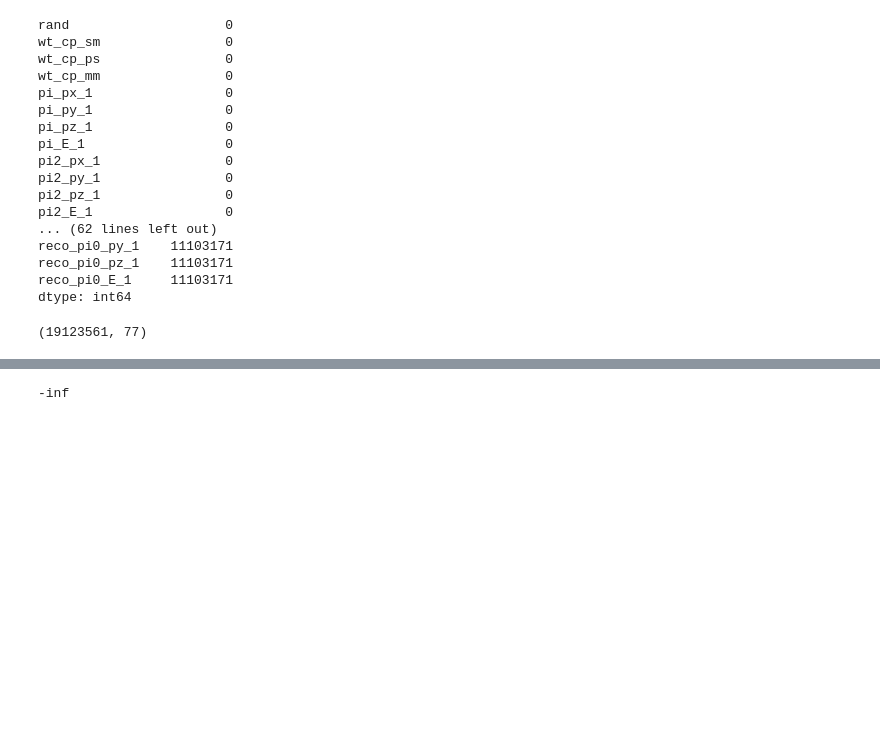
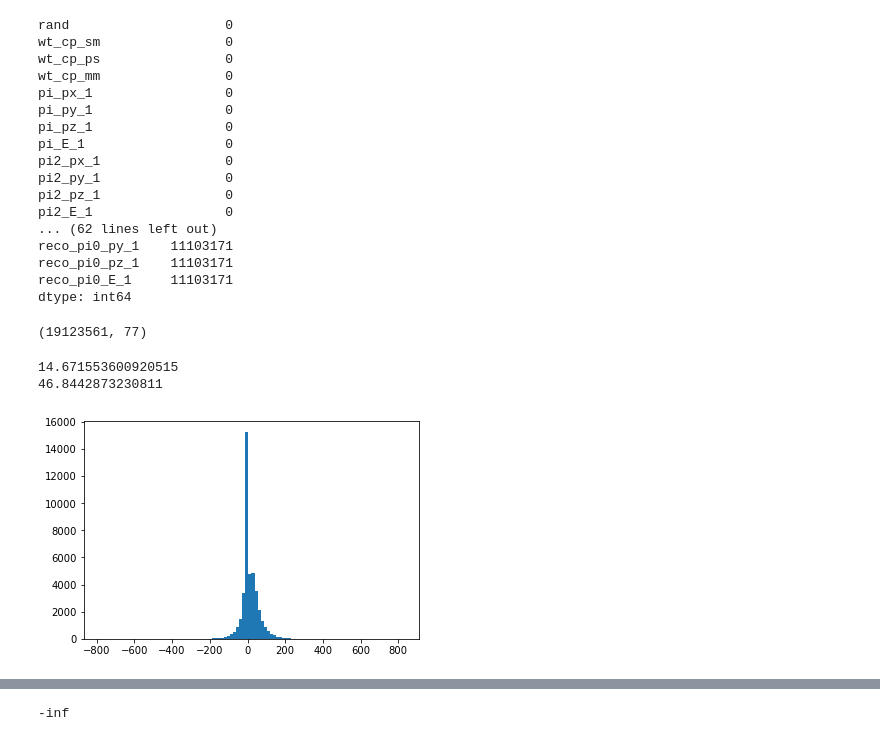
Before and after one commit to stanleyycheung/MSci-Project-HiggsTauTau, a Jupyter notebook: stanley/smearing.ipynb, the cells around one changed output, grey strips where cells are left out. Saved outputs shown, nothing was run; the diff lists cells and outputs as text; code cells hidden in the pictures; blank space fills up the shorter version.

```diff
--- a/stanley/smearing.ipynb
+++ b/stanley/smearing.ipynb
@@ -189,3 +202,33 @@ df.shape
 (19123561, 77)
 # %%
 df_test = df[(df.metx != -9999) & (df.reco_metx != -9999)]
+# %%
+base_feature = 'pi'
+df_temp = df_a1_a1[(df_a1_a1[base_feature+'_E_1'] != -9999) & (df_a1_a1['reco_'+base_feature+'_E_1'] != -9999)
+                      & (df_a1_a1[base_feature+'_px_1'] != -9999) & (df_a1_a1['reco_'+base_feature+'_px_1'] != -9999)
+                      & (df_a1_a1[base_feature+'_py_1'] != -9999) & (df_a1_a1['reco_'+base_feature+'_py_1'] != -9999)
+                      & (df_a1_a1[base_feature+'_pz_1'] != -9999) & (df_a1_a1['reco_'+base_feature+'_pz_1'] != -9999)]
+df_temp = df_temp[~((df_temp[base_feature+'_px_1']<1e-20) & (df_temp[base_feature+'_py_1']<1e-20) & (df_temp[base_feature+'_pz_1']<1e-20))]
+df_temp = df_temp[~((df_temp['reco_'+base_feature+'_px_1']<1e-20) & (df_temp['reco_'+base_feature+'_py_1']<1e-20) & (df_temp['reco_'+base_feature+'_pz_1']<1e-20))]
+particle_mass = 0.13957
+reco_particle = Momentum4(df_temp['reco_'+base_feature+'_E_1'], df_temp['reco_'+base_feature+'_px_1'],
+                          df_temp['reco_'+base_feature+'_py_1'], df_temp['reco_'+base_feature+'_pz_1'])
+gen_particle = Momentum4(df_temp[base_feature+'_E_1'], df_temp[base_feature+'_px_1'], df_temp[base_feature+'_py_1'], df_temp[base_feature+'_pz_1'])
+# e_dist = (reco_particle.e - gen_particle.e)/gen_particle.e
+e_dist = (reco_particle.e - gen_particle.e)
+eta_dist = reco_particle.eta - gen_particle.eta
+phi_dist = reco_particle.phi - gen_particle.phi
+# %%
+e_sample = its_2(e_dist, len(e_dist))
+eta_sample = its_2(eta_dist, len(eta_dist))
+phi_sample = its_2(phi_dist, len(phi_dist))
+# %%
+e_err = e_dist-e_sample
+print(np.mean(e_err))
+print(np.std(e_err, ddof=1))
+plt.hist(e_err, bins=100)
+plt.show()
+# %% [output]
+14.671553600920515
+46.8442873230811
+[figure, added]
```
Also changed, not shown: parts of 19 cells of this notebook, 2 other files.
